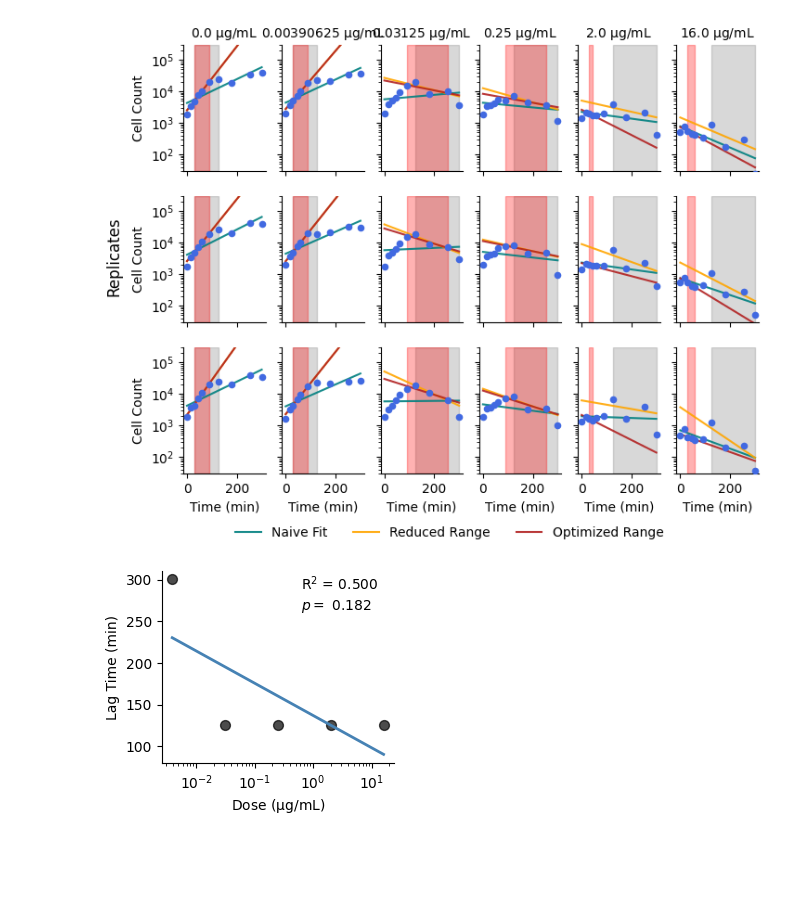
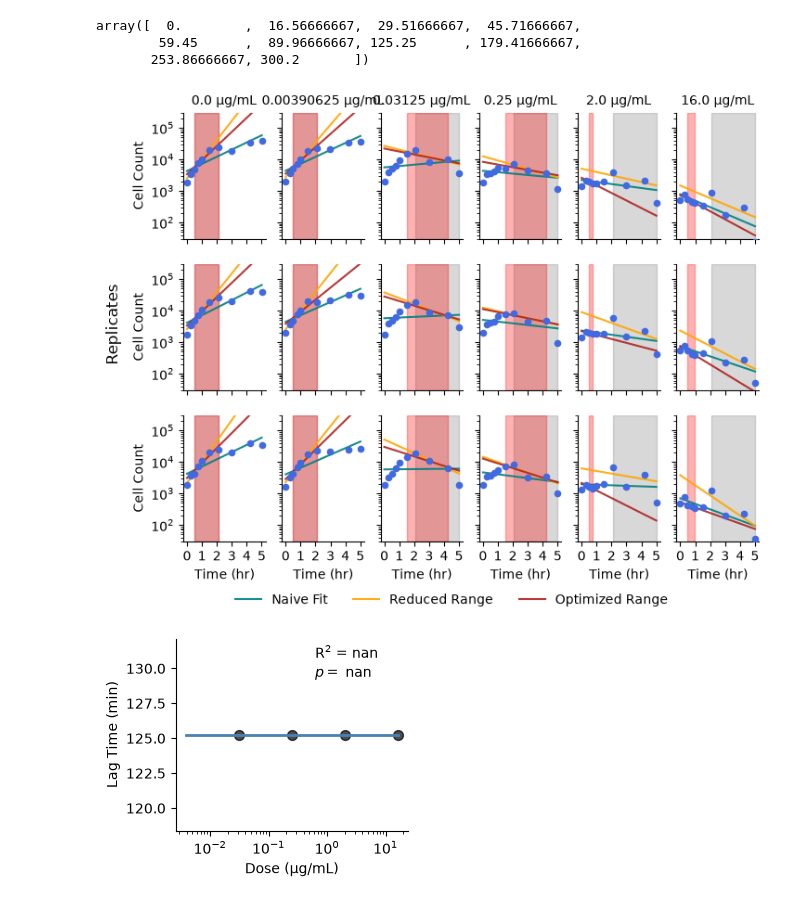
Before and after one commit to eshanking/time-kill-protocol, a Jupyter notebook: data/experiment_code/gr_est_statistical_comparison_Saureus_CIP_07222026.ipynb, the cells around one changed output. Drawn from its saved outputs; the diff is of its cells as text; code cells hidden in the pictures; blank space fills up the shorter version.

```diff
--- a/data/experiment_code/gr_est_statistical_comparison_Saureus_CIP_07222026.ipynb
+++ b/data/experiment_code/gr_est_statistical_comparison_Saureus_CIP_07222026.ipynb
@@ -162,6 +165,12 @@ dict_t = {'time':time,
 
 with open('data_Saureus_CIP_07222026.pickle','wb') as f:
     pickle.dump(dict_t,f)
+# %%
+time
+# %% [output]
+array([  0.        ,  16.56666667,  29.51666667,  45.71666667,
+        59.45      ,  89.96666667, 125.25      , 179.41666667,
+       253.86666667, 300.2       ])
 # %%
 n_replicates = 3
 n_conditions = len(cell_count_mean.keys())
@@ -286,7 +295,7 @@ for key in cell_count_mean.keys():
         slope_ub = 0
         slope_lb = -np.inf
 
-    lin_range = opt_linear_range(X,Y,2,slope_ub=slope_ub,slope_lb=slope_lb)
+    lin_range = opt_linear_range(X,Y,4,slope_ub=slope_ub,slope_lb=slope_lb)
 
     slope_est = []
     slope_err = []
@@ -347,15 +356,17 @@ for ax in ax_list.flatten():
     ax.set_yscale('log')
 
     ax.set_ylim(3*10**1,3 * 10**5)
+    ax.set_xticks([0,60,120,180,240,300])
+    ax.set_xticklabels([0,1,2,3,4,5])
 
 for ax in ax_list[:,0]:
     ax.set_ylabel('Cell Count')
 
 for ax in ax_list[-1,:]:
-    ax.set_xlabel('Time (min)')
+    ax.set_xlabel('Time (hr)')
 
 for key,i in enumerate(cell_count_mean.keys()):
-    ax_list[0,key].set_title(str(i) + ' $\mathrm{\mu g/mL}$',fontsize=10)
+    ax_list[0,key].set_title(str(i) + r' $\mathrm{\mu g/mL}$',fontsize=10)
 
 
 # get the unique legend elements
@@ -367,7 +378,7 @@ fig.text(0.02, 0.5, 'Replicates', va='center', rotation='vertical',fontsize=12)
 
 fig.savefig('../../figures/raw_data_with_fit_Saureus_CIP_07222026.pdf',bbox_inches='tight')
 # %% [output]
-[figure, old version]
+[figure, new version]
 # %%
 # determine dose-dependent lag
 import seaborn as sns
@@ -379,7 +390,7 @@ lag_err = {}
 lag_total = []
 dose_total = []
 
-for key in concentrations[1:]:
+for key in concentrations[2:]:
 
     lag_t = []
 
@@ -399,34 +410,34 @@ for key in concentrations[1:]:
 fig,ax = plt.subplots(figsize=(3,2.5))
 
 ax.scatter(list(lag_mean.keys()),list(lag_mean.values()),color='black',s=50,
            alpha=0.7)
 
 X = np.log10(np.array(list(lag_mean.keys())))
 Y = np.array(list(lag_mean.values()))
 
 res = stats.linregress(X,Y)
 
 X_fit = np.linspace(np.min(X),np.max(X),100)
 Y_fit = res.slope*X_fit + res.intercept
 X_plot = np.linspace(np.log10(concentrations[1]),np.log10(concentrations[-1]),100)
 
 ax.plot(10**X_plot,Y_fit,color='steelblue',label='Linear Fit',linewidth=2)
 
 ax.annotate(f'$\mathrm{{R^2}}$ = {res.rvalue**2:.3f}',(0.6,0.9),xycoords='axes fraction')
 # annotate p value
 ax.annotate(f'$p =$ {res.pvalue:.3f}',(0.6,0.8),xycoords='axes fraction')
 
 ax.set_xlabel('Dose ($\mathrm{\mu g/mL}$)')
 ax.set_ylabel('Lag Time (min)')
 
 ax.spines['right'].set_visible(False)
 ax.spines['top'].set_visible(False)
 
 ax.set_xscale('log')
 
 fig.savefig('../../figures/lag_time_Saureus_CIP_07222026.pdf',bbox_inches='tight')
 # %% [output]
-[figure, old version]
+[figure, new version]
 # %%
 auc_dict = {}
 
```
Also changed, not shown: parts of 7 cells of this notebook, 38 other files.
